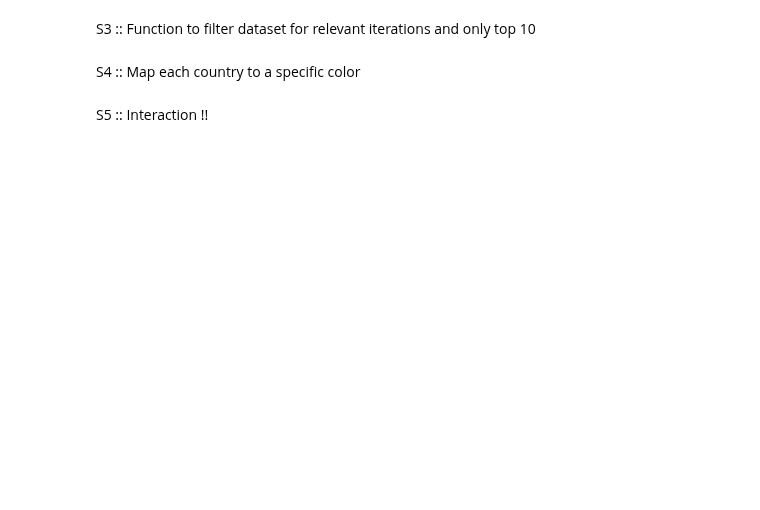
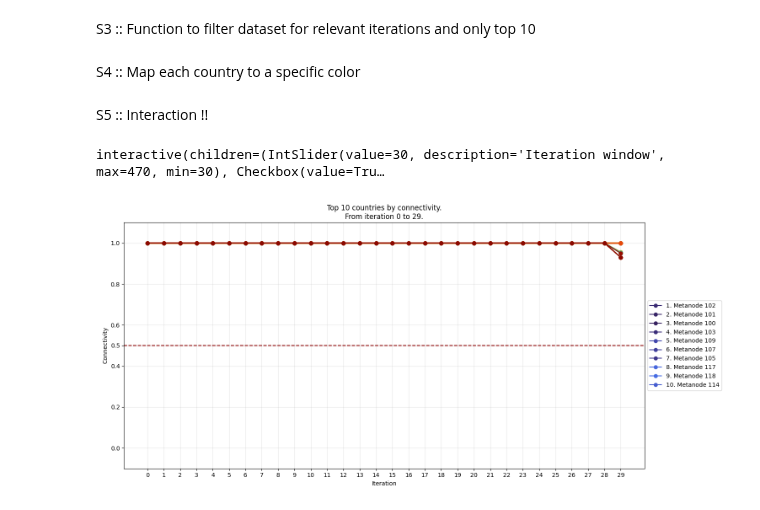
Before and after one commit to vinp505/UCNA, a Jupyter notebook: visualizations/connectivity_top10.ipynb, the cells around one changed output. Drawn from its saved outputs; the diff is of its cells as text; code cells hidden in the pictures; blank space fills up the shorter version.

Commit message:
Fixed main code, modified visualizations.

```diff
--- a/visualizations/connectivity_top10.ipynb
+++ b/visualizations/connectivity_top10.ipynb
@@ -8,11 +8,8 @@ import numpy as np
 import matplotlib.pyplot as plt
 import ipywidgets as widgets
 from ipywidgets import interact
-from pathlib import Path
 
-_FILE_DIR = Path(__file__).resolve().parent.parent#obtain directory of this file
-_PROJ_DIR = _FILE_DIR.parent#obtain main project directory
-_DATAEXTR_DIR = _PROJ_DIR / "dataExtracted"
+_DATAEXTR_DIR = "../dataExtracted"
 # %% [markdown]
 S1 :: Load dataframes
 # %%
@@ -21,23 +34,19 @@ rankDf = pd.read_csv(str(_DATAEXTR_DIR / "rank.csv"))
 # %% [markdown]
 S3 :: Function to filter dataset for relevant iterations and only top 10
 # %%
-def get_top10(n, from_start= False):
+def get_top10(n, relative= True):
 
     # set start of the slicing
-    if from_start:
-        start = 0
+    start = n-30
+
+    if relative:
+        ConnDf = (avgConnectivityDf / avgConnectivityDf.iloc[0]).copy()
     else:
-        start = n-5
-
-    # only keep countries that are in the top10 at any point
-    for col in avgConnectivityDf.columns:
-        if min(rankDf[col].values) > 10:
-            rankDf.drop(col, axis= 1, inplace= True)
-            avgConnectivityDf.drop(col, axis= 1, inplace= True)
+        ConnDf = avgConnectivityDf.copy()
 
     # only get data for chosen period
     idx = list(range(start, n))
-    conn_df = pd.DataFrame(avgConnectivityDf.loc[idx])
+    conn_df = pd.DataFrame(ConnDf.loc[idx])
 
     # sort by the last relevant iteration so that the legend is in order
     return conn_df.T.sort_values(by= n-1, axis= 0, ascending= False)
@@ -53,18 +62,15 @@ S5 :: Interaction !!
 # %%
 %matplotlib widget
 
-fig, ax = plt.subplots(figsize= (10, 7))
+fig, ax = plt.subplots(figsize= (15, 7))
 
-def update_plot(n, from_start= True):
+def update_plot(n, relative= True):
 
     # get entries
-    conn_df = get_top10(n, from_start)
+    conn_df = get_top10(n, relative)
 
     # set start
-    if from_start:
-        start = 0
-    else:
-        start = n-5
+    start = n-30
 
     ax.clear()
     ax.grid(alpha= 0.3)
@@ -79,32 +85,42 @@ def update_plot(n, from_start= True):
         # use top10 of final iteration to label countries
         if i < 10:
 
             # update min conn if needed
             min_conn_row = r.values.min()
             if (min_conn_row <= min_pos_conn):
                 min_pos_conn = min_conn_row
 
             l = f"{i+1}. {r.name}"
 
         # no label for countries outside of the top10
         else:
             l = None
 
         ax.plot(list(range(len(idx))), r.values, marker= 'o', label= l, c= col_dict[r.name])
 
+
     ax.set_xticks(list(range(len(idx))), idx)
-    ax.set_ylim(bottom= min_pos_conn-1)
+
+    if relative:
+        ax.set_ylim(-0.1, 1.1)
+        ax.set_yticks([0.0, 0.2, 0.4, 0.5, 0.6, 0.8, 1.0])
+        ax.axhline(y= 0.5, linestyle= '--', c= 'darkred')
+    else:
+        ax.set_ylim(bottom= min_pos_conn-1)
     ax.legend(loc="center left", bbox_to_anchor=(1, 0.5))
 
     ax.set_ylabel("Connectivity")
     ax.set_xlabel("Iteration")
     ax.set_title(f"Top 10 countries by connectivity.\nFrom iteration {start} to {n-1}.")
 
     fig.tight_layout()
     fig.canvas.draw_idle()
 
 
-n_slider = widgets.IntSlider(value= 5, min= 5, max= len(avgConnectivityDf)-1, step= 1, description= 'Iteration window')
+n_slider = widgets.IntSlider(value= 30, min= 30, max= len(avgConnectivityDf), step= 1, description= 'Iteration window')
 
 interact(update_plot, n= n_slider)
 plt.show()
+# %% [output]
+interactive(children=(IntSlider(value=30, description='Iteration window', max=470, min=30), Checkbox(value=Tru…
+[figure, added]
```
Also changed, not shown: parts of 1 cell of this notebook, 4 other files.
